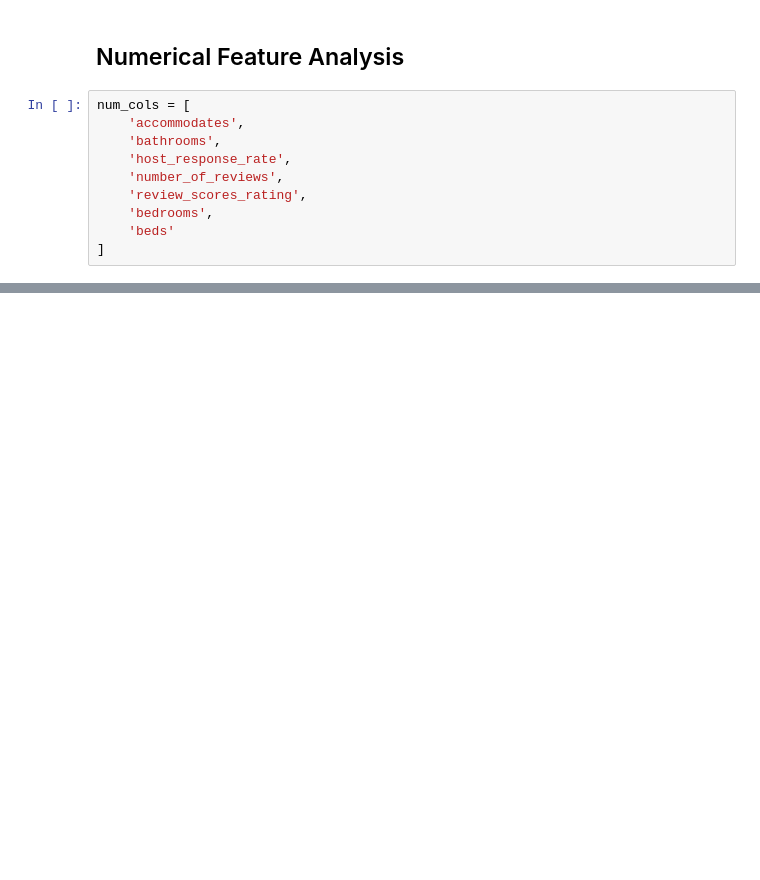
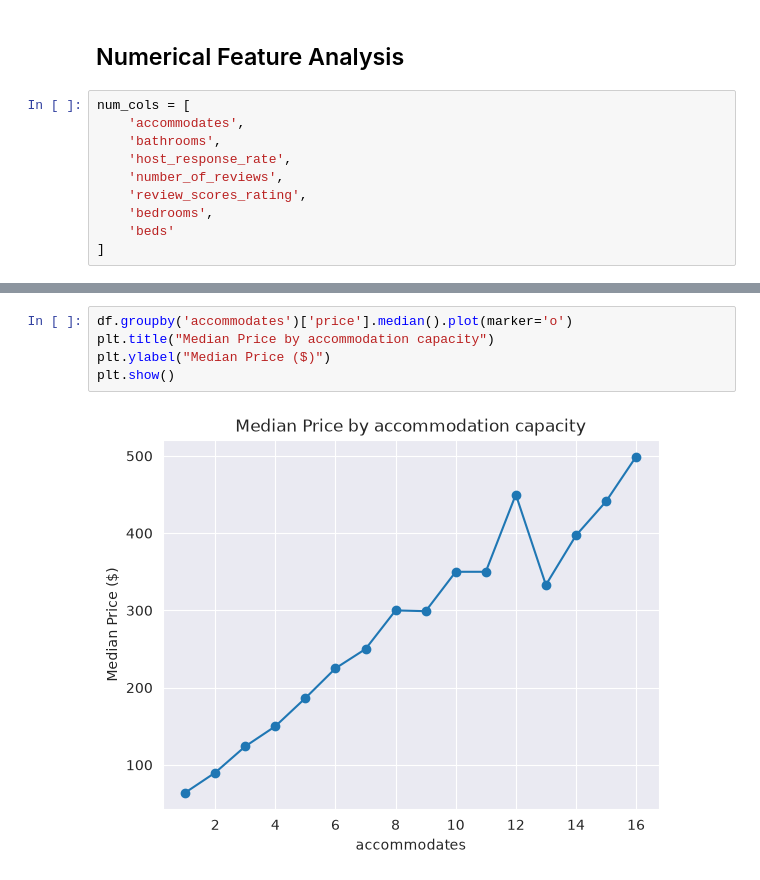
Before and after one commit to Car1LL/airbnb_prices_prediction, a Jupyter notebook: notebooks/01_EDA.ipynb, the cells around one changed output, grey strips where cells are left out. Drawn from its saved outputs; the diff is of its cells as text; blank space fills up the shorter version.

```diff
--- a/notebooks/01_EDA.ipynb
+++ b/notebooks/01_EDA.ipynb
@@ -692,0 +696,7 @@ num_cols = [
+# %%
+df.groupby('accommodates')['price'].median().plot(marker='o')
+plt.title("Median Price by accommodation capacity")
+plt.ylabel("Median Price ($)")
+plt.show()
+# %% [output]
+[figure, added]
```
Also changed, not shown: parts of 33 cells of this notebook.
